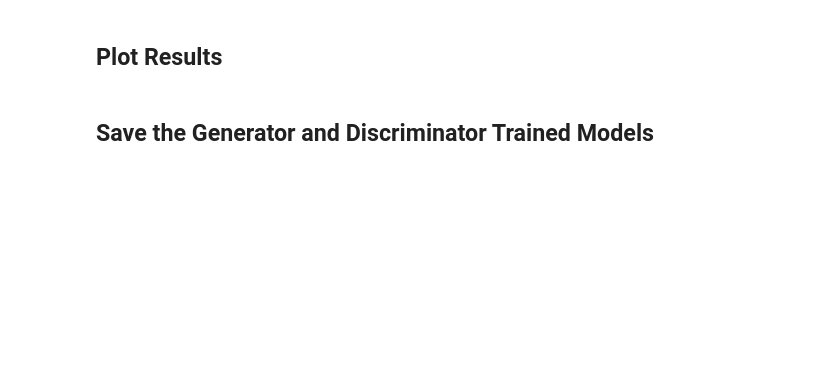
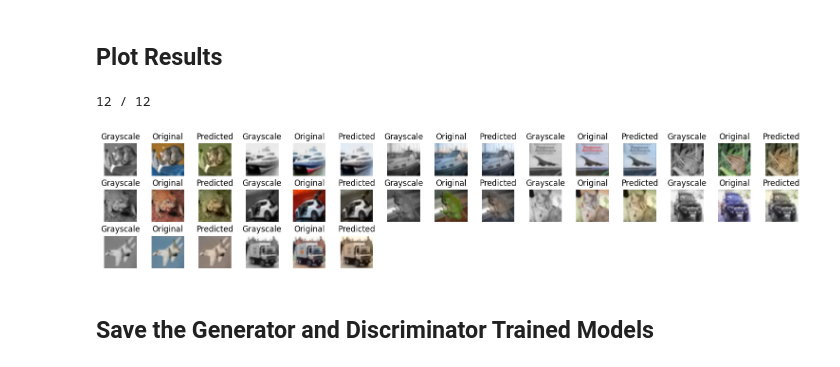
Before and after one commit to pintamonas4575/RLGAN-project-MAADM-UPM, a Jupyter notebook: RLGAN-p2-GAN.ipynb, the cells around one changed output. Cells and saved outputs as stored; diff of their text form; code cells hidden in the pictures; blank space fills up the shorter version.

```diff
--- a/RLGAN-p2-GAN.ipynb
+++ b/RLGAN-p2-GAN.ipynb
@@ -144,7 +177,7 @@ def build_generator_model():
     Returns:
     model (Sequential): The generator model
     """
-    model = Sequential()
+    model = Sequential(name="Generator_Model")
 
     # Suggested architecture:
     # Downsampling
@@ -208,6 +241,7 @@ def build_generator_model():
 
     model.add(Conv2D(2, (3, 3), padding='same'))
     model.add(Activation('tanh'))
+    model.summary()
 
     return model
 # %% [markdown]
@@ -495,24 +548,27 @@ for e in tqdm(range(EPOCHS)):
 # %% [markdown]
 ## Plot Results
 # %%
-# Define the number of samples to generate
-n_samples = 150
+
+
+
+n_samples = 12
 # Generate colorized versions of the first n_samples grayscale images in the test set
 Y_hat = generator(X_test[:n_samples])
 
-# Define the number of rows in the grid, which is equal to the number of samples
-num_rows = len(Y_hat)
+num_cols = 15 # Number of columns in the grid (5 examples per row)
+img_size = 1 # Size of each image in the grid
 
-# Define the number of columns in the grid and the size of each image
-num_cols = 3  # Number of columns in the grid
-img_size = 1  # Size of each image in the grid
+# Define the number of rows in the grid, which is equal to the number of samples divided by 5
+num_rows = (n_samples + 4) // 5
 
 # Create a grid of subplots with num_rows rows and num_cols columns
 fig, axes = plt.subplots(num_rows, num_cols, figsize=(num_cols * img_size, num_rows * img_size))
 fig.subplots_adjust(hspace=0.3, wspace=0.1)  # Adjust spacing between subplots
 
 # Loop over the grayscale images, original color images, and colorized images
-for row, (x, y, y_hat) in enumerate(zip(X_test[:n_samples], Y_test[:n_samples], Y_hat)):
+for i, (x, y, y_hat) in enumerate(zip(X_test[:n_samples], Y_test[:n_samples], Y_hat)):
+    row = i // 5
+    col = (i % 5) * 3
 
     # Convert the original color image from Lab to RGB
     orig_lab = np.dstack((x, y * 128))
@@ -526,39 +582,42 @@ for row, (x, y, y_hat) in enumerate(zip(X_test[:n_samples], Y_test[:n_samples],
     predicted_lab = np.dstack((x, y_hat * 128))
     predicted_rgb = lab2rgb(predicted_lab)
 
     # Display the grayscale image in the first column of the current row
-    ax = axes[row, 0]  # Get the appropriate axis for the current subplot
-    ax.axis('off')  # Turn off axis labels
+    ax: matplotlib.axes.Axes = axes[row, col]  # Get the appropriate axis for the current subplot
+    ax.axis('off')
     ax.imshow(grayscale_rgb)
     ax.set_title('Grayscale')
 
     # Display the original color image in the second column of the current row
-    ax = axes[row, 1]  # Move to the next column for original RGB
+    ax = axes[row, col + 1]  # Move to the next column for original RGB
     ax.axis('off')
     ax.imshow(orig_rgb)
     ax.set_title('Original')
 
     # Display the colorized image in the third column of the current row
-    ax = axes[row, 2]  # Move to the next column for predicted colorized image
+    ax = axes[row, col + 2]  # Move to the next column for predicted colorized image
     ax.axis('off')
     ax.imshow(predicted_rgb)
     ax.set_title('Predicted')
 
     # Print the current row number to the console
     sys.stdout.flush()
-    sys.stdout.write('\r{} / {}'.format(row + 1, num_rows))
+    sys.stdout.write('\r{} / {}'.format(i + 1, n_samples))
 
 # Hide empty subplots if any
 for ax_row in axes:
     for ax in ax_row:
         if not ax.has_data():
             ax.axis('off')
 
 # Adjust the padding between subplots
 plt.tight_layout(pad=0.5)
 # Save the figure as an image file
-plt.savefig(os.path.join(WORKDIR, 'results', 'image_grid.png'))
+plt.savefig(os.path.join(WORKDIR, 'image_grid.png'))
 plt.show()
+# %% [output]
+12 / 12
+[figure, added]
 # %% [markdown]
 ## Save the Generator and Discriminator Trained Models
 # %%
```
Also changed, not shown: parts of 11 cells of this notebook, 4 other files.
